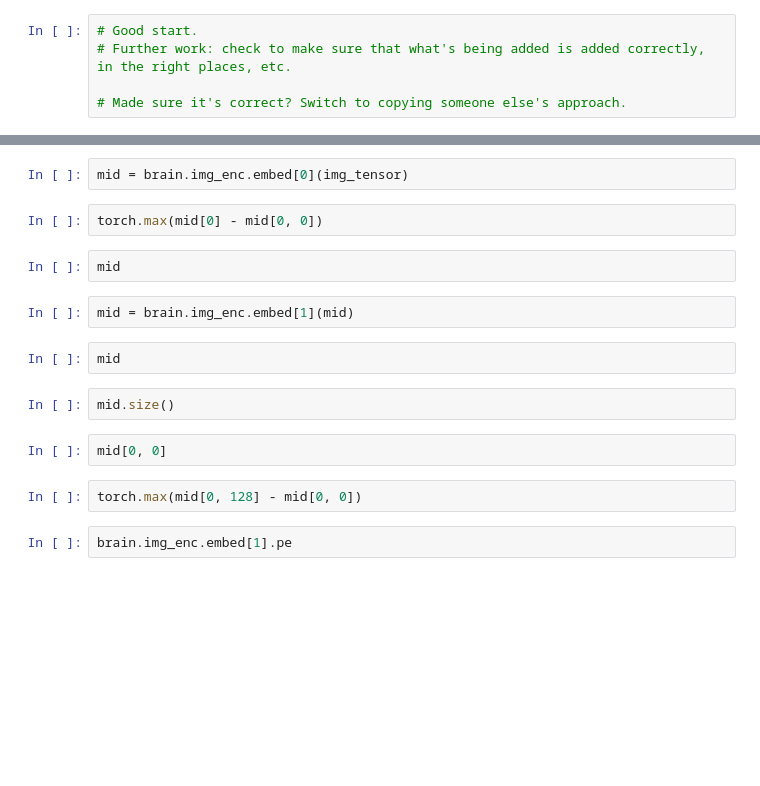
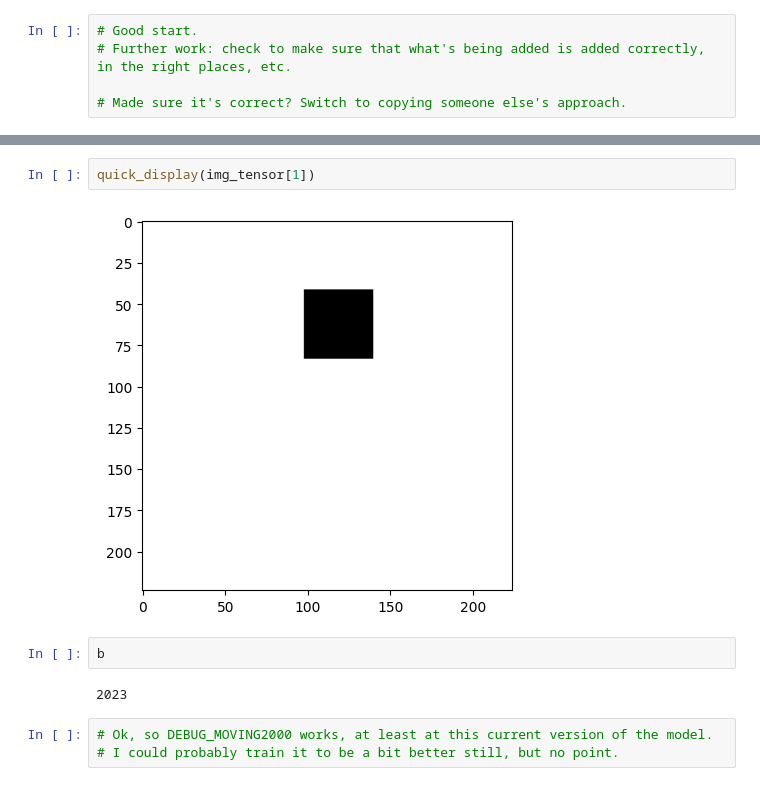
Before and after one commit to atbolsh/TransformerHomunculus, a Jupyter notebook: ImageAutoDebugging.ipynb, the cells around one changed output, grey strips where cells are left out. Saved outputs shown, nothing was run; the diff lists cells and outputs as text; blank space fills up the shorter version.

```diff
--- a/ImageAutoDebugging.ipynb
+++ b/ImageAutoDebugging.ipynb
@@ -122,18 +121,11 @@ quick_display(recon[0])
-# %%
-mid = brain.img_enc.embed[0](img_tensor)
-# %%
-torch.max(mid[0] - mid[0, 0])
-# %%
-mid
-# %%
-mid = brain.img_enc.embed[1](mid)
-# %%
-mid
-# %%
-mid.size()
-# %%
-mid[0, 0]
-# %%
-torch.max(mid[0, 128] - mid[0, 0])
-# %%
-brain.img_enc.embed[1].pe
+# %%
+quick_display(img_tensor[1])
+# %% [output]
+[figure, added]
+# %%
+b
+# %% [output]
+2023
+# %%
+# Ok, so DEBUG_MOVING2000 works, at least at this current version of the model.
+# I could probably train it to be a bit better still, but no point.
```
Also changed, not shown: parts of 4 cells of this notebook, 2 other files.
